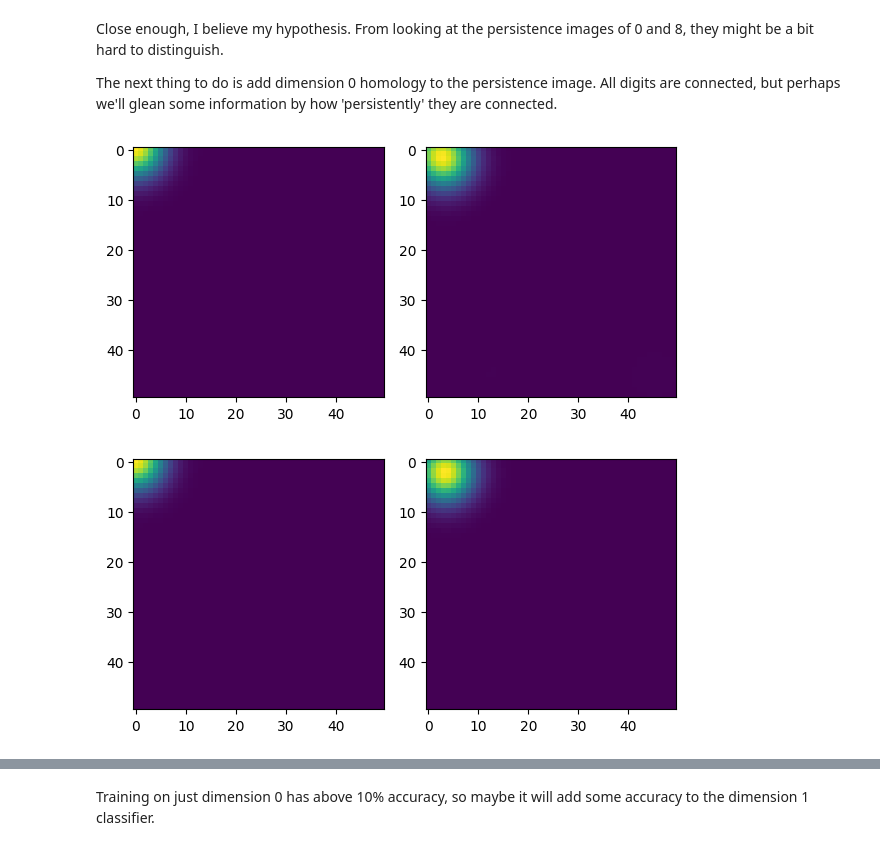
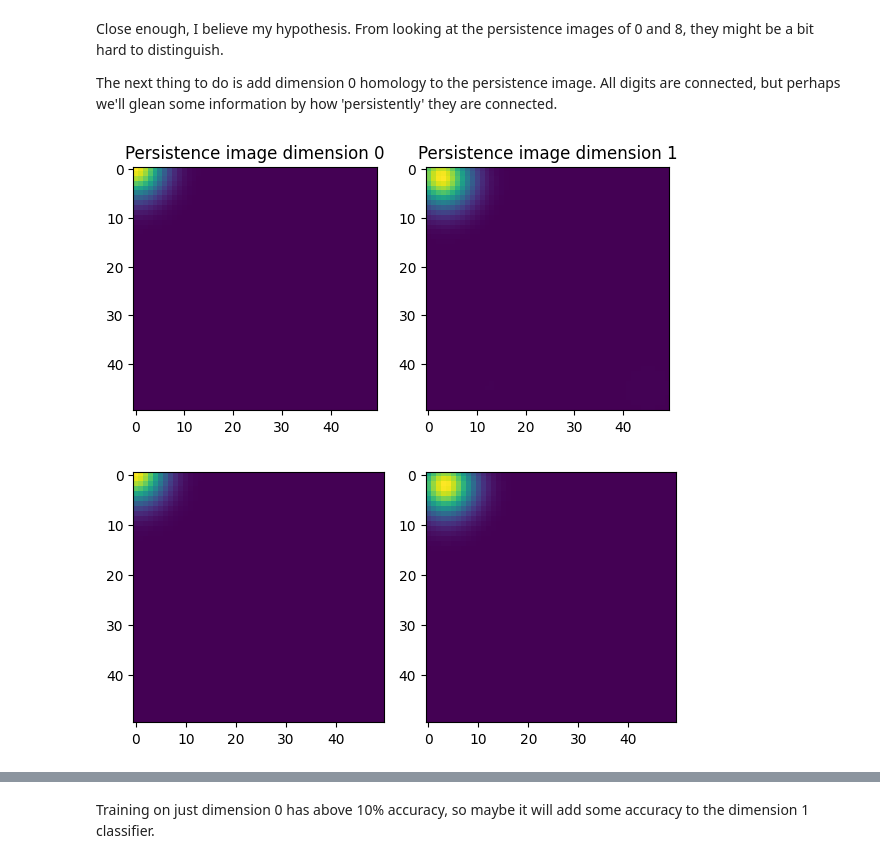
Before and after one commit to mmasque/persistent-laplacians, a Jupyter notebook: notebooks/cubical_complexes.ipynb, the cells around one changed output, grey strips where cells are left out. Saved outputs shown, nothing was run; the diff lists cells and outputs as text; code cells hidden in the pictures.

```diff
--- a/notebooks/cubical_complexes.ipynb
+++ b/notebooks/cubical_complexes.ipynb
@@ -149,27 +149,28 @@ def replace_inf(arr, max_val):
 # %%
 # 8
 persistence_dim_0 = replace_inf(complex_8.persistence_intervals_in_dimension(0), 250)
 persistence_dim_0
 persistence_image_constructor = gd.representations.PersistenceImage(bandwidth=20, resolution=[50, 50], im_range=[0, 250, 0, 250], weight=lambda x: x[1]**2)
 persistence_image = persistence_image_constructor.fit_transform([persistence_dim_0, complex_8.persistence_intervals_in_dimension(1)])
 fig, axes = plt.subplots(1, 2, figsize=(6, 3))
 for i, ax in enumerate(axes):
+    ax.set_title(f"Persistence image dimension {i}")
     ax.imshow(np.flip(np.reshape(persistence_image[i], [50, 50]), 0), cmap="viridis")
 plt.tight_layout()
 plt.show()
 
 # 0
 persistence_dim_0 = replace_inf(complex_0.persistence_intervals_in_dimension(0), 250)
 persistence_dim_0
 persistence_image_constructor = gd.representations.PersistenceImage(bandwidth=20, resolution=[50, 50], im_range=[0, 250, 0, 250], weight=lambda x: x[1]**2)
 persistence_image = persistence_image_constructor.fit_transform([persistence_dim_0, complex_0.persistence_intervals_in_dimension(1)])
 fig, axes = plt.subplots(1, 2, figsize=(6, 3))
 for i, ax in enumerate(axes):
     ax.imshow(np.flip(np.reshape(persistence_image[i], [50, 50]), 0), cmap="viridis")
 plt.tight_layout()
 plt.show()
 # %% [output]
-[figure, old version]
+[figure, new version]
 [figure]
 # %%
 def persistence_image_dim_0(image):
```
Also changed, not shown: parts of 18 cells of this notebook.
